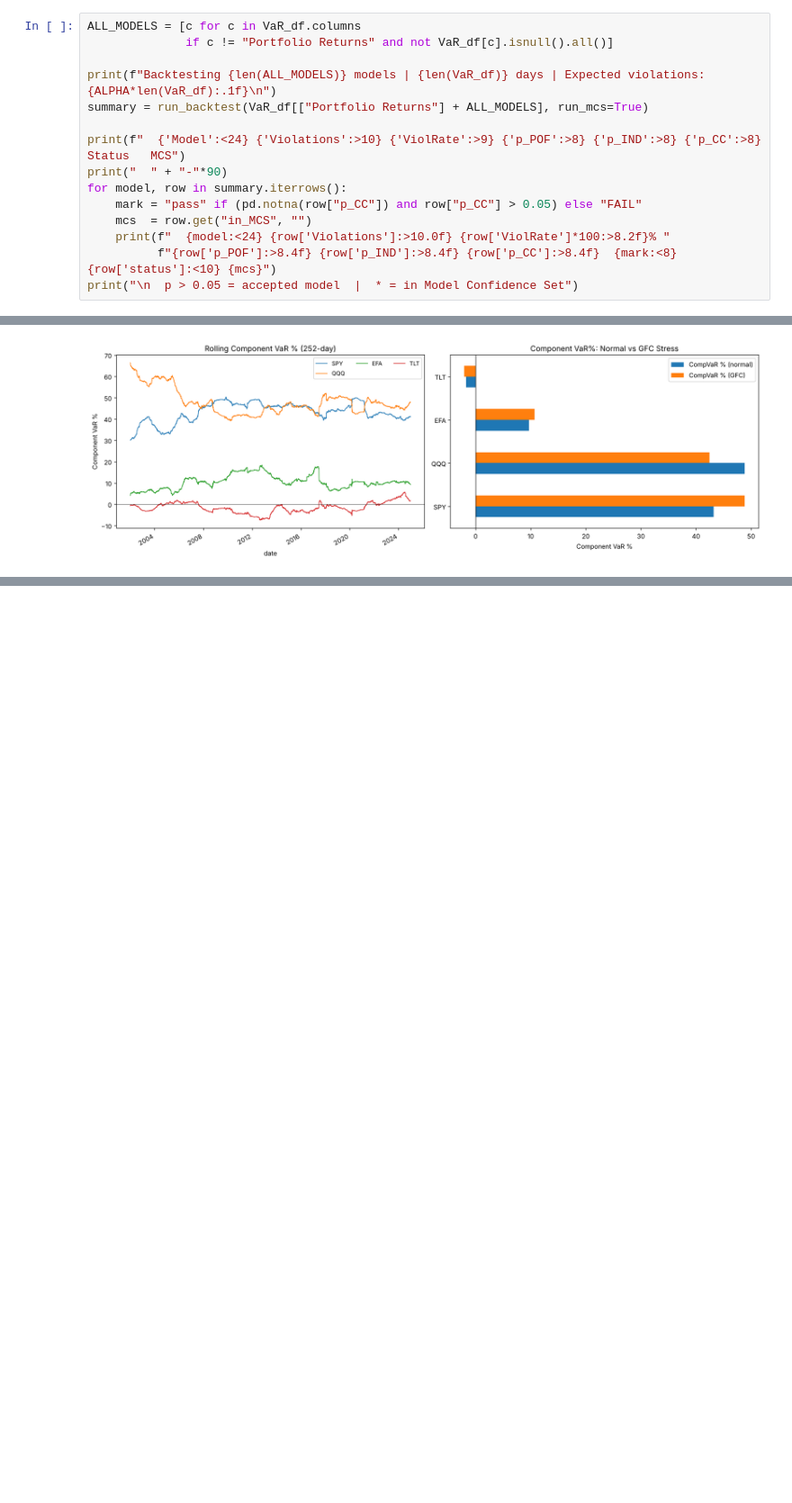
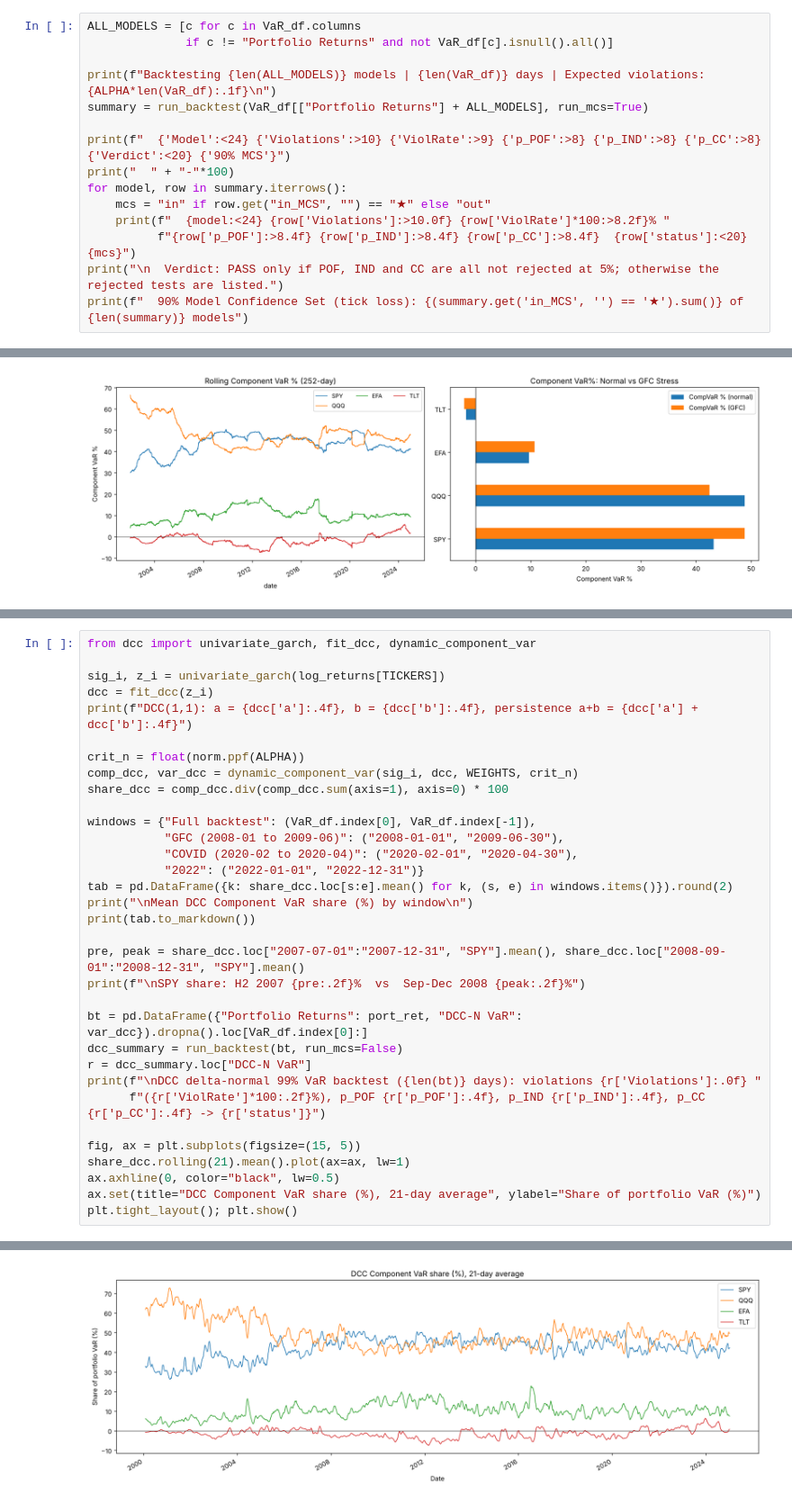
Before and after one commit to rxj0102/Portfolio-VaR, a Jupyter notebook: notebooks/portfolio_var_analysis.ipynb, the cells around one changed output, grey strips where cells are left out. Shown at 90% size. Saved outputs shown, nothing was run; the diff lists cells and outputs as text; blank space fills up the shorter version.

```diff
--- a/notebooks/portfolio_var_analysis.ipynb
+++ b/notebooks/portfolio_var_analysis.ipynb
@@ -316,14 +316,14 @@ ALL_MODELS = [c for c in VaR_df.columns
 print(f"Backtesting {len(ALL_MODELS)} models | {len(VaR_df)} days | Expected violations: {ALPHA*len(VaR_df):.1f}\n")
 summary = run_backtest(VaR_df[["Portfolio Returns"] + ALL_MODELS], run_mcs=True)
 
-print(f"  {'Model':<24} {'Violations':>10} {'ViolRate':>9} {'p_POF':>8} {'p_IND':>8} {'p_CC':>8}  Status   MCS")
-print("  " + "-"*90)
+print(f"  {'Model':<24} {'Violations':>10} {'ViolRate':>9} {'p_POF':>8} {'p_IND':>8} {'p_CC':>8}  {'Verdict':<20} {'90% MCS'}")
+print("  " + "-"*100)
 for model, row in summary.iterrows():
-    mark = "pass" if (pd.notna(row["p_CC"]) and row["p_CC"] > 0.05) else "FAIL"
-    mcs  = row.get("in_MCS", "")
+    mcs = "in" if row.get("in_MCS", "") == "★" else "out"
     print(f"  {model:<24} {row['Violations']:>10.0f} {row['ViolRate']*100:>8.2f}% "
-          f"{row['p_POF']:>8.4f} {row['p_IND']:>8.4f} {row['p_CC']:>8.4f}  {mark:<8} {row['status']:<10} {mcs}")
-print("\n  p > 0.05 = accepted model  |  * = in Model Confidence Set")
+          f"{row['p_POF']:>8.4f} {row['p_IND']:>8.4f} {row['p_CC']:>8.4f}  {row['status']:<20} {mcs}")
+print("\n  Verdict: PASS only if POF, IND and CC are all not rejected at 5%; otherwise the rejected tests are listed.")
+print(f"  90% Model Confidence Set (tick loss): {(summary.get('in_MCS', '') == '★').sum()} of {len(summary)} models")
 # %% [output]
 Backtesting 13 models | 6049 days | Expected violations: 60.5
 
@@ -584,0 +590,34 @@ plt.tight_layout(); plt.show()
+# %%
+from dcc import univariate_garch, fit_dcc, dynamic_component_var
+
+sig_i, z_i = univariate_garch(log_returns[TICKERS])
+dcc = fit_dcc(z_i)
+print(f"DCC(1,1): a = {dcc['a']:.4f}, b = {dcc['b']:.4f}, persistence a+b = {dcc['a'] + dcc['b']:.4f}")
+
+crit_n = float(norm.ppf(ALPHA))
+comp_dcc, var_dcc = dynamic_component_var(sig_i, dcc, WEIGHTS, crit_n)
+share_dcc = comp_dcc.div(comp_dcc.sum(axis=1), axis=0) * 100
+
+windows = {"Full backtest": (VaR_df.index[0], VaR_df.index[-1]),
+           "GFC (2008-01 to 2009-06)": ("2008-01-01", "2009-06-30"),
+           "COVID (2020-02 to 2020-04)": ("2020-02-01", "2020-04-30"),
+           "2022": ("2022-01-01", "2022-12-31")}
+tab = pd.DataFrame({k: share_dcc.loc[s:e].mean() for k, (s, e) in windows.items()}).round(2)
+print("\nMean DCC Component VaR share (%) by window\n")
+print(tab.to_markdown())
+
+pre, peak = share_dcc.loc["2007-07-01":"2007-12-31", "SPY"].mean(), share_dcc.loc["2008-09-01":"2008-12-31", "SPY"].mean()
+print(f"\nSPY share: H2 2007 {pre:.2f}%  vs  Sep-Dec 2008 {peak:.2f}%")
+
+bt = pd.DataFrame({"Portfolio Returns": port_ret, "DCC-N VaR": var_dcc}).dropna().loc[VaR_df.index[0]:]
+dcc_summary = run_backtest(bt, run_mcs=False)
+r = dcc_summary.loc["DCC-N VaR"]
+print(f"\nDCC delta-normal 99% VaR backtest ({len(bt)} days): violations {r['Violations']:.0f} "
+      f"({r['ViolRate']*100:.2f}%), p_POF {r['p_POF']:.4f}, p_IND {r['p_IND']:.4f}, p_CC {r['p_CC']:.4f} -> {r['status']}")
+
+fig, ax = plt.subplots(figsize=(15, 5))
+share_dcc.rolling(21).mean().plot(ax=ax, lw=1)
+ax.axhline(0, color="black", lw=0.5)
+ax.set(title="DCC Component VaR share (%), 21-day average", ylabel="Share of portfolio VaR (%)")
+plt.tight_layout(); plt.show()
+# %% [output]
@@ -585,3 +638,4 @@ plt.tight_layout(); plt.show()
+[figure, added]
 # %% [markdown]
 ## 8. Key Insights
 
```
Also changed, not shown: parts of 3 cells of this notebook, 5 other files.
